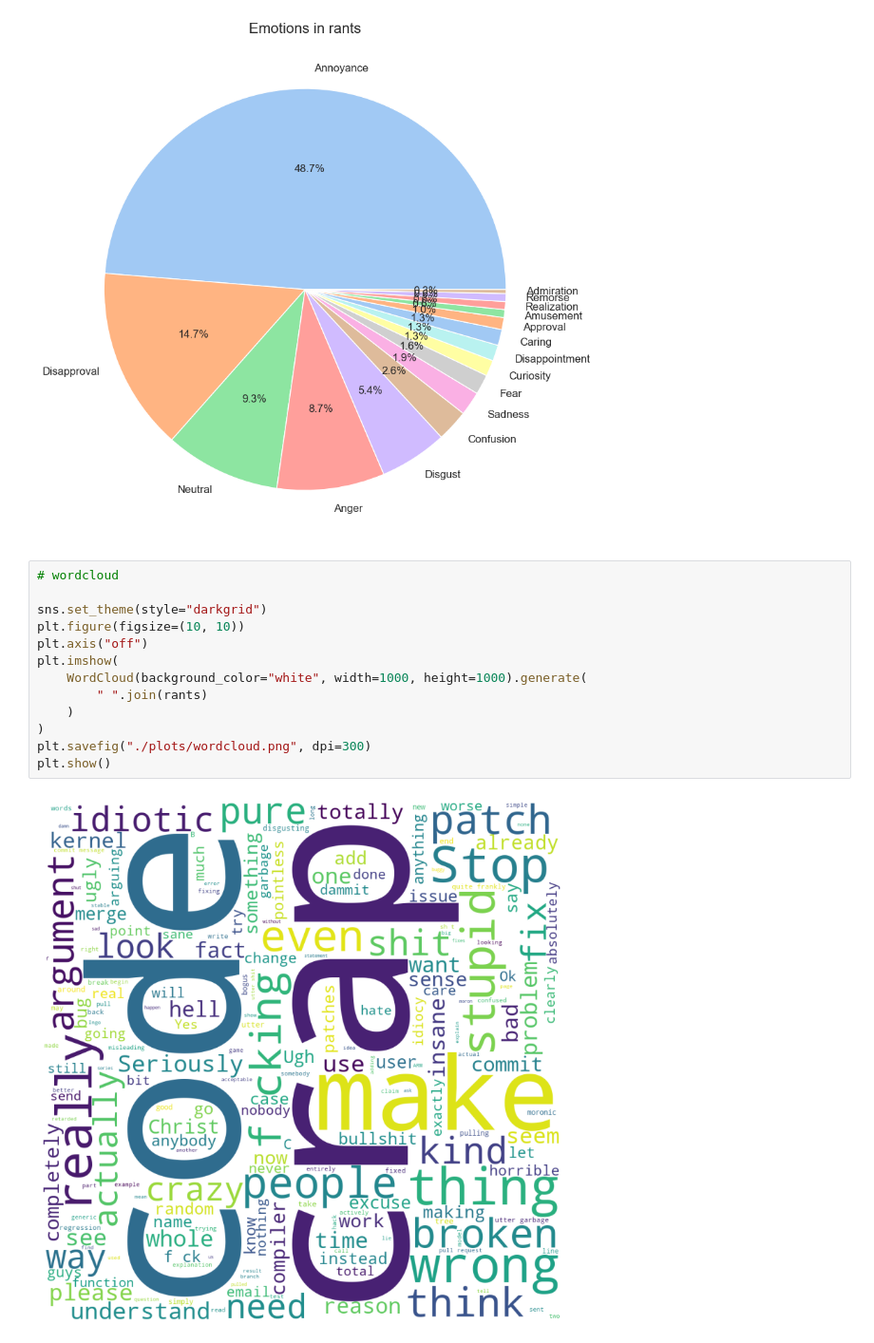
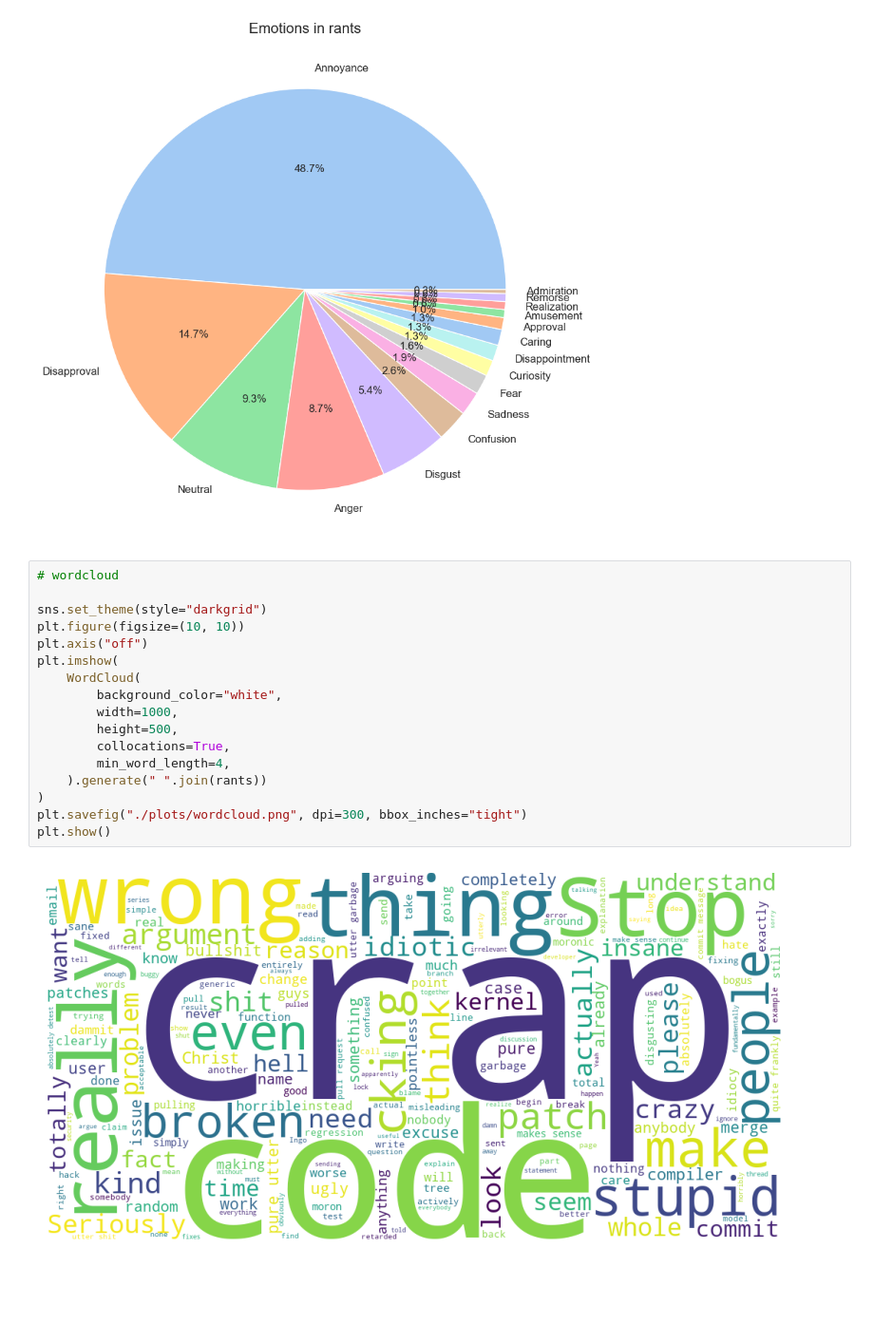
Before and after one commit to Siddhesh-Agarwal/linus-rants, a Jupyter notebook: notebook.ipynb, the cells around one changed output. Shown: that part at 95% size. Drawn from its saved outputs; the diff is of its cells as text; blank space fills up the shorter version.

Commit message:
Update wordcloud.png

```diff
--- a/notebook.ipynb
+++ b/notebook.ipynb
@@ -104,15 +104,19 @@ plt.show()
 # %%
 # wordcloud
 
 sns.set_theme(style="darkgrid")
 plt.figure(figsize=(10, 10))
 plt.axis("off")
 plt.imshow(
-    WordCloud(background_color="white", width=1000, height=1000).generate(
-        " ".join(rants)
-    )
+    WordCloud(
+        background_color="white",
+        width=1000,
+        height=500,
+        collocations=True,
+        min_word_length=4,
+    ).generate(" ".join(rants))
 )
-plt.savefig("./plots/wordcloud.png", dpi=300)
+plt.savefig("./plots/wordcloud.png", dpi=300, bbox_inches="tight")
 plt.show()
 # %% [output]
-[figure, old version]
+[figure, new version]
```
Also changed, not shown: 1 other file.
